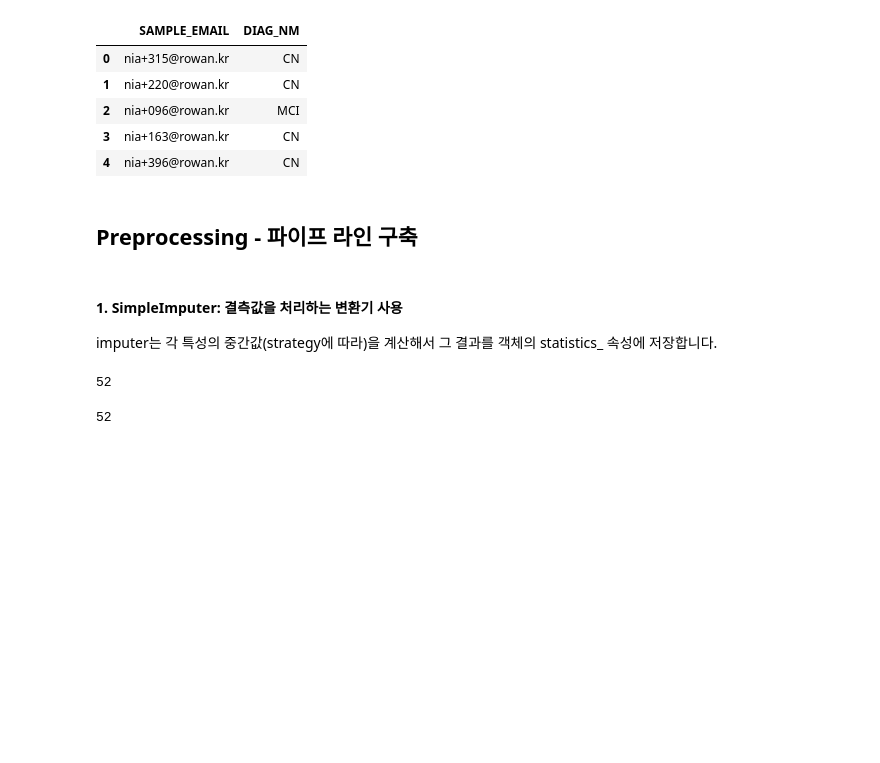
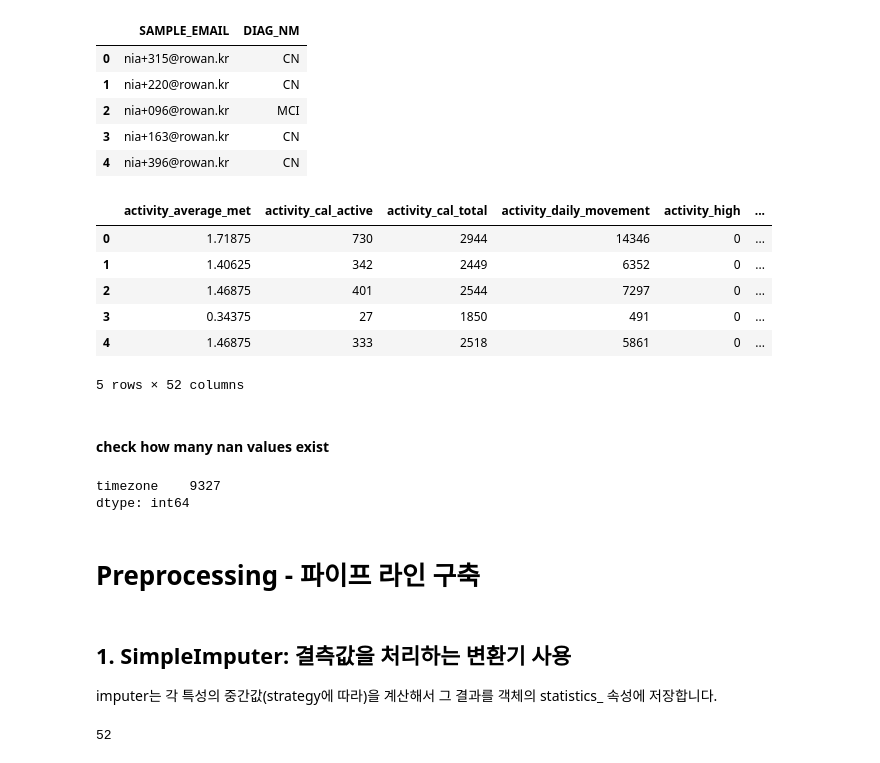
Before and after one commit to Deok97/AIHub_nipa, a Jupyter notebook: lifelog_dementia_classification.ipynb, the cells around one changed output. Drawn from its saved outputs; the diff is of its cells as text; code cells hidden in the pictures; blank space fills up the shorter version.

```diff
--- a/lifelog_dementia_classification.ipynb
+++ b/lifelog_dementia_classification.ipynb
@@ -145,19 +145,33 @@ train_label_df.head()
 | 2 | nia+096@rowan.kr | MCI |
 | 3 | nia+163@rowan.kr | CN |
 | 4 | nia+396@rowan.kr | CN |
+# %%
+# SimpleImputer can handle only numeric columns. The other columns must be dropped
+# Select only numeric columns
+numeric_cls = ['int16', 'int32', 'int64', 'float16', 'float32', 'float64']
+train_df_num = train_df.select_dtypes(include = numeric_cls)
+train_df_num.head()
+# %% [output]
+|  | activity_average_met | activity_cal_active | activity_cal_total | activity_daily_movement | activity_high | ... |
+| 0 | 1.71875 | 730 | 2944 | 14346 | 0 | ... |
+| 1 | 1.40625 | 342 | 2449 | 6352 | 0 | ... |
+| 2 | 1.46875 | 401 | 2544 | 7297 | 0 | ... |
+| 3 | 0.34375 | 27 | 1850 | 491 | 0 | ... |
+| 4 | 1.46875 | 333 | 2518 | 5861 | 0 | ... |
+5 rows × 52 columns
+# %% [markdown]
+#### check how many nan values exist
+# %%
+na_list = train_df_num.isna().sum()
+na_list[na_list != 0]
+# %% [output]
+timezone    9327
+dtype: int64
 # %% [markdown]
-## Preprocessing - 파이프 라인 구축
+# Preprocessing - 파이프 라인 구축
 # %% [markdown]
-#### 1. SimpleImputer: 결측값을 처리하는 변환기 사용
+## 1. SimpleImputer: 결측값을 처리하는 변환기 사용
 imputer는 각 특성의 중간값(strategy에 따라)을 계산해서 그 결과를 객체의 statistics_ 속성에 저장합니다.
-# %%
-# SimpleImputer can handle only numeric columns. The other columns must be dropped
-# Select only numeric columns
-numeric_cls = ['int16', 'int32', 'int64', 'float16', 'float32', 'float64']
-train_df_num = train_df.select_dtypes(include = numeric_cls)
-len(train_df_num.columns)
-# %% [output]
-52
 # %%
 si = SimpleImputer(strategy = 'median') # NA -> np.nan
 train_df_si = si.fit_transform(train_df_num)
```
Also changed, not shown: parts of 2 cells of this notebook.
